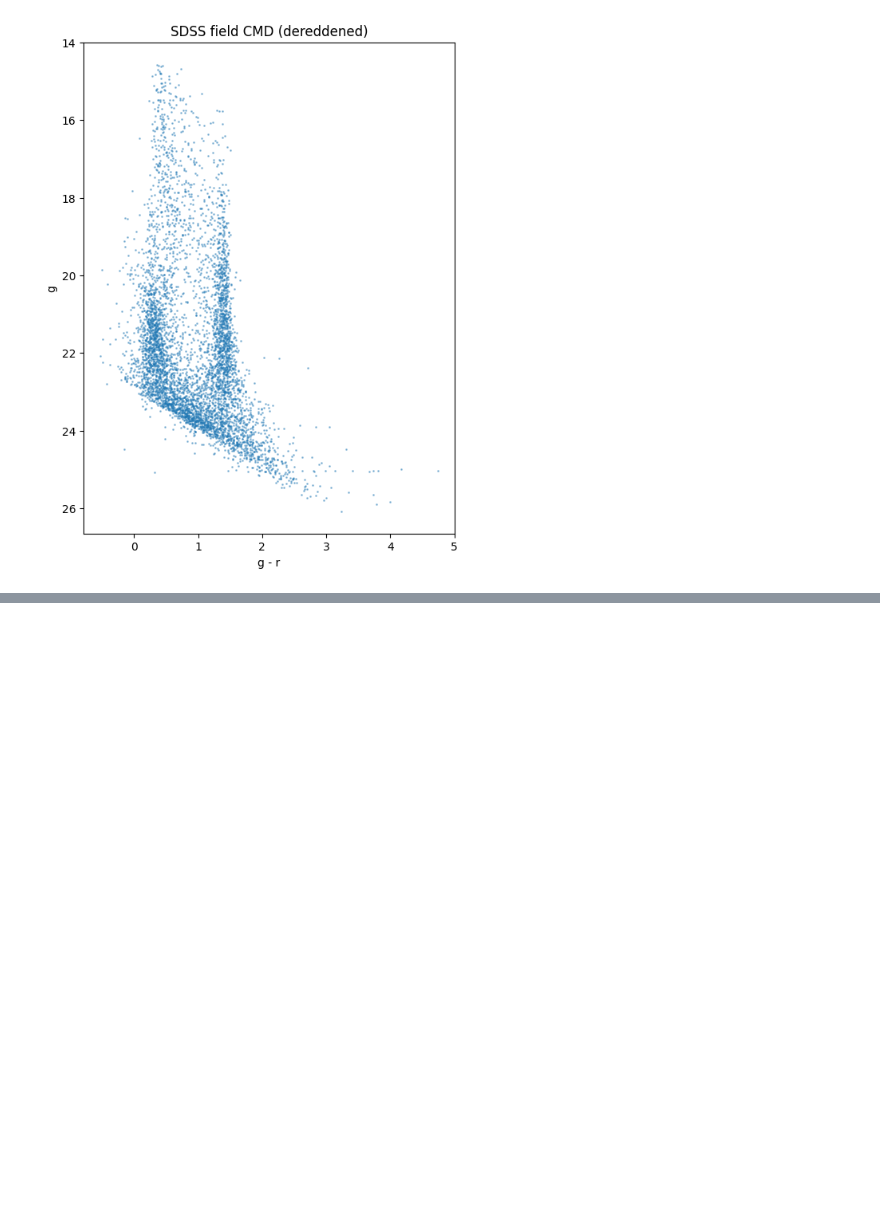
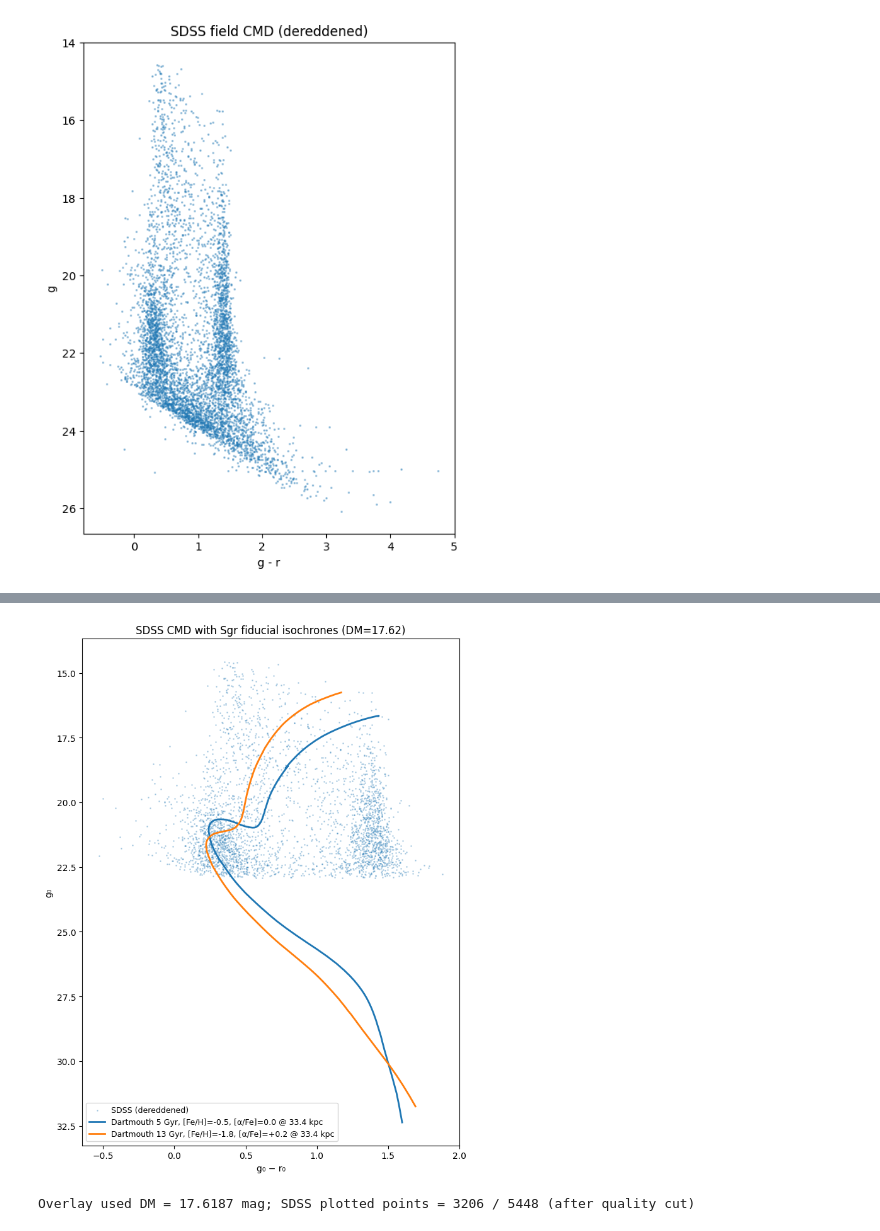
Before and after one commit to zangston/ASTR-5140, a Jupyter notebook: project2/Project2.ipynb, the cells around one changed output, grey strips where cells are left out. Saved outputs shown, nothing was run; the diff lists cells and outputs as text; code cells hidden in the pictures; blank space fills up the shorter version.

```diff
--- a/project2/Project2.ipynb
+++ b/project2/Project2.ipynb
@@ -39,0 +100,47 @@ plt.show()
+# %%
+# --- Overlay dereddened SDSS CMD with distance-shifted Dartmouth isochrones ---
+# Distance modulus for Sgr field (33.4 kpc)
+d_pc = 33_400.0
+DM = 5.0 * np.log10(d_pc / 10.0)
+
+# Optional: light quality cut to keep the CMD readable (tweak thresholds as needed)
+mask = (
+    (df["psfMagErr_g"] < 0.15) &
+    (df["psfMagErr_r"] < 0.15) &
+    (df["g0"] < 23.5) &
+    (df["r0"] < 23.5)
+)
+d = df[mask].copy()
+
+def shifted_iso(iso, DM):
+    """Return (color, mag) arrays for plotting an isochrone shifted to apparent mags."""
+    iso_df = iso.df
+    g_app = iso_df["sdss_g"] + DM
+    r_app = iso_df["sdss_r"] + DM
+    color = g_app - r_app
+    return color.to_numpy(), g_app.to_numpy()
+
+c5, g5 = shifted_iso(iso5, DM)
+c13, g13 = shifted_iso(iso13, DM)
+
+plt.figure(figsize=(7, 9))
+
+# SDSS (dereddened)
+plt.scatter(d["g_r"], d["g0"], s=1, alpha=0.25, label="SDSS (dereddened)")
+
+# Isochrones (shifted to 33.4 kpc; no extinction added)
+plt.plot(c5, g5, lw=2, label="Dartmouth 5 Gyr, [Fe/H]=-0.5, [α/Fe]=0.0 @ 33.4 kpc")
+plt.plot(c13, g13, lw=2, label="Dartmouth 13 Gyr, [Fe/H]=-1.8, [α/Fe]=+0.2 @ 33.4 kpc")
+
+plt.gca().invert_yaxis()
+plt.xlabel("g₀ − r₀")
+plt.ylabel("g₀")
+plt.title(f"SDSS CMD with Sgr fiducial isochrones (DM={DM:.2f})")
+plt.legend(loc="best", fontsize=9)
+plt.tight_layout()
+plt.show()
+
+print(f"Overlay used DM = {DM:.4f} mag; SDSS plotted points = {len(d)} / {len(df)} (after quality cut)")
+# %% [output]
+[figure, added]
+Overlay used DM = 17.6187 mag; SDSS plotted points = 3206 / 5448 (after quality cut)
```
Also changed, not shown: parts of 5 cells of this notebook, 1 other file.
